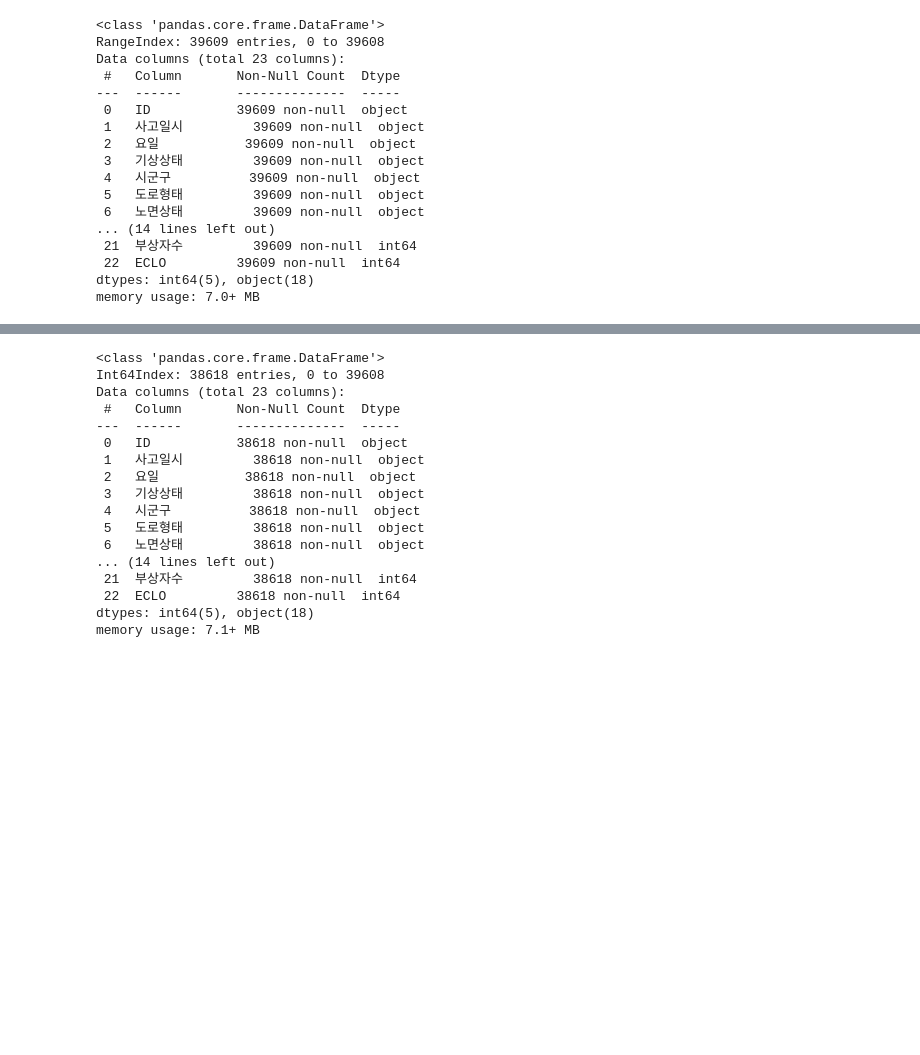
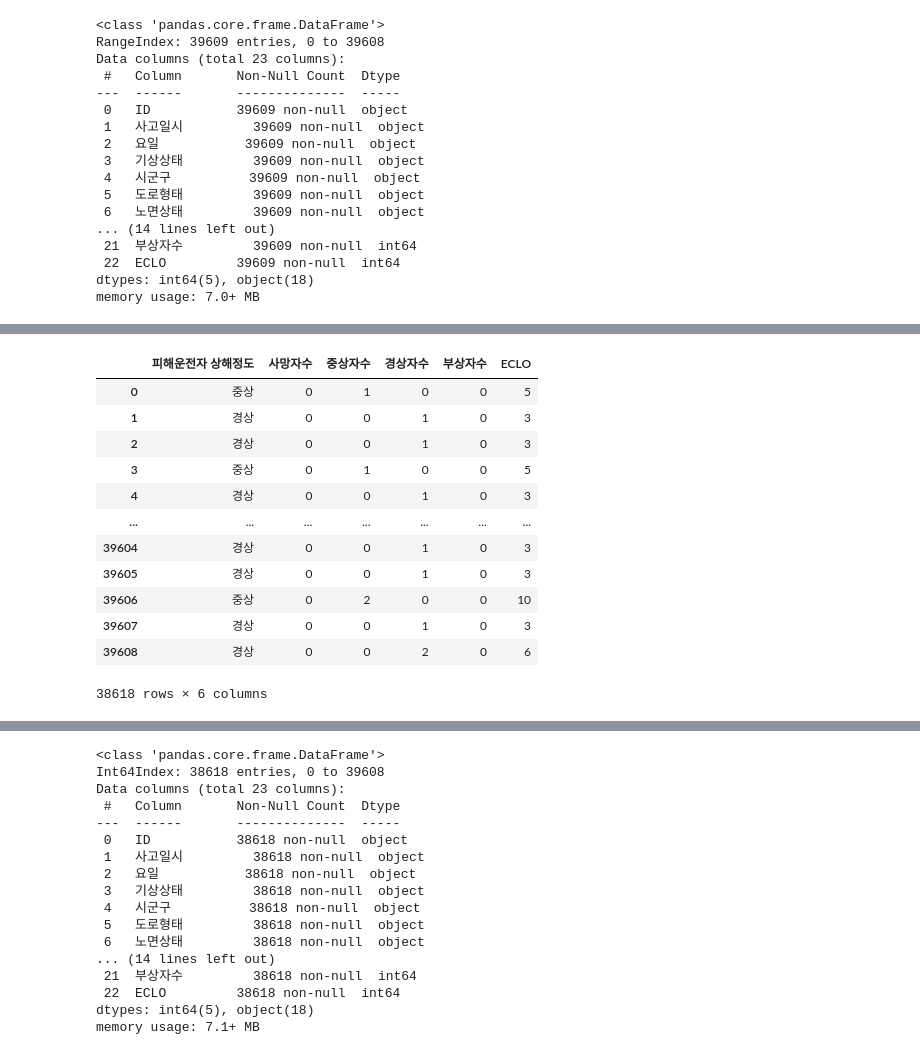
Before and after one commit to Kim-Yeon-Jun/Dacon, a Jupyter notebook: Daegu_accident/cheeze.ipynb, the cells around one changed output, grey strips where cells are left out. Saved outputs shown, nothing was run; the diff lists cells and outputs as text; code cells hidden in the pictures; blank space fills up the shorter version.

```diff
--- a/Daegu_accident/cheeze.ipynb
+++ b/Daegu_accident/cheeze.ipynb
@@ -78,6 +79,22 @@ Name: 법규위반, dtype: int64
 #         train.loc[condition, '가해운전자 연령'] = k
 # %%
 dtrain = train.dropna()
+# %%
+dtrain.iloc[:,17:23]
+# %% [output]
+|  | 피해운전자 상해정도 | 사망자수 | 중상자수 | 경상자수 | 부상자수 | ECLO |
+| 0 | 중상 | 0 | 1 | 0 | 0 | 5 |
+| 1 | 경상 | 0 | 0 | 1 | 0 | 3 |
+| 2 | 경상 | 0 | 0 | 1 | 0 | 3 |
+| 3 | 중상 | 0 | 1 | 0 | 0 | 5 |
+| 4 | 경상 | 0 | 0 | 1 | 0 | 3 |
+| ... | ... | ... | ... | ... | ... | ... |
+| 39604 | 경상 | 0 | 0 | 1 | 0 | 3 |
+| 39605 | 경상 | 0 | 0 | 1 | 0 | 3 |
+| 39606 | 중상 | 0 | 2 | 0 | 0 | 10 |
+| 39607 | 경상 | 0 | 0 | 1 | 0 | 3 |
+| 39608 | 경상 | 0 | 0 | 2 | 0 | 6 |
+38618 rows × 6 columns
 # %%
 dtrain.head()
 # %% [output]
```
Also changed, not shown: parts of 3 cells of this notebook, 4 other files.
